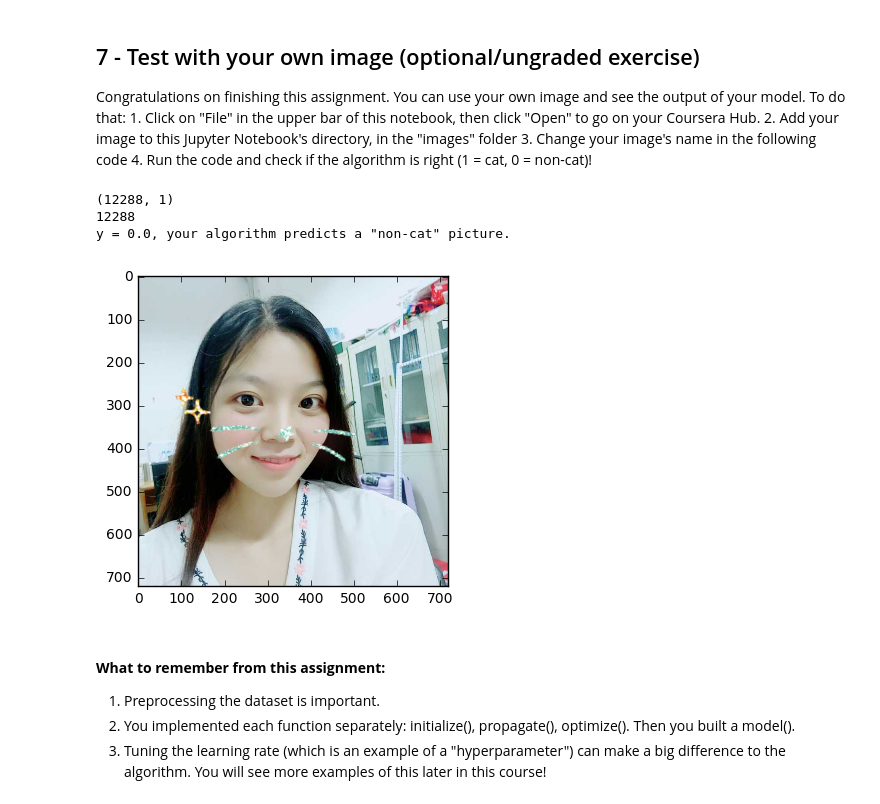
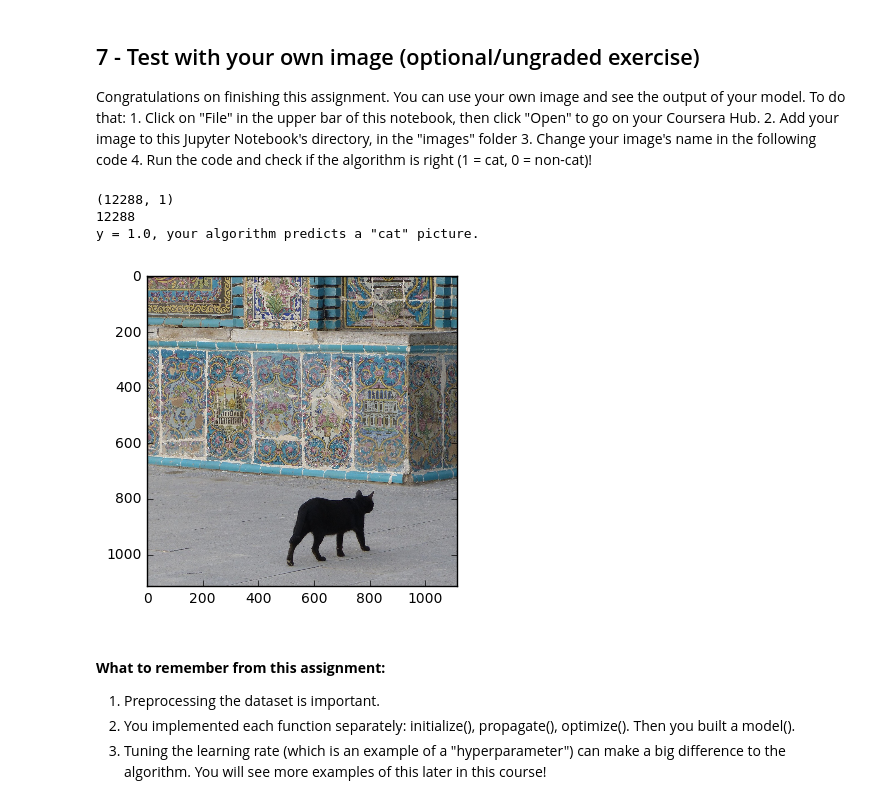
Before and after one commit to pzSuen/deeplearning.ai, a Jupyter notebook: course-2/Week-2/Logistic Regression as a Neural Network/Logistic+Regression+with+a+Neural+Network+mindset+v5 (2).ipynb, the cells around one changed output. Cells and saved outputs as stored; diff of their text form; code cells hidden in the pictures.

```diff
--- a/course-2/Week-2/Logistic Regression as a Neural Network/Logistic+Regression+with+a+Neural+Network+mindset+v5.ipynb
+++ b/course-2/Week-2/Logistic Regression as a Neural Network/Logistic+Regression+with+a+Neural+Network+mindset+v5 (2).ipynb
@@ -809,24 +809,24 @@ Congratulations on finishing this assignment. You can use your own image and see
 # %%
 # from PIL import Image
 # from scipy import ndimage
 ## START CODE HERE ## (PUT YOUR IMAGE NAME)
-my_image = "cat-test-2.jpg"   # change this to the name of your image file
+my_image = "cat_in_iran.jpg"   # change this to the name of your image file
 ## END CODE HERE ##
 
 # We preprocess the image to fit your algorithm.
 fname = "images/" + my_image
 image = np.array(ndimage.imread(fname, flatten=False))
 my_image = scipy.misc.imresize(image, size=(num_px,num_px)).reshape((1, num_px*num_px*3)).T
 my_predicted_image = predict(d["w"], d["b"], my_image)
 
 plt.imshow(image)
 print("y = " + str(np.squeeze(my_predicted_image)) + ", your algorithm predicts a \""
       + classes[int(np.squeeze(my_predicted_image)),].decode("utf-8") +  "\" picture.")
 # %% [output]
 (12288, 1)
 12288
-y = 0.0, your algorithm predicts a "non-cat" picture.
+y = 1.0, your algorithm predicts a "cat" picture.
-[figure, old version]
+[figure, new version]
 # %% [markdown]
 ###### <font color='blue'>
 **What to remember from this assignment:**
```
Also changed, not shown: 1 other file.
